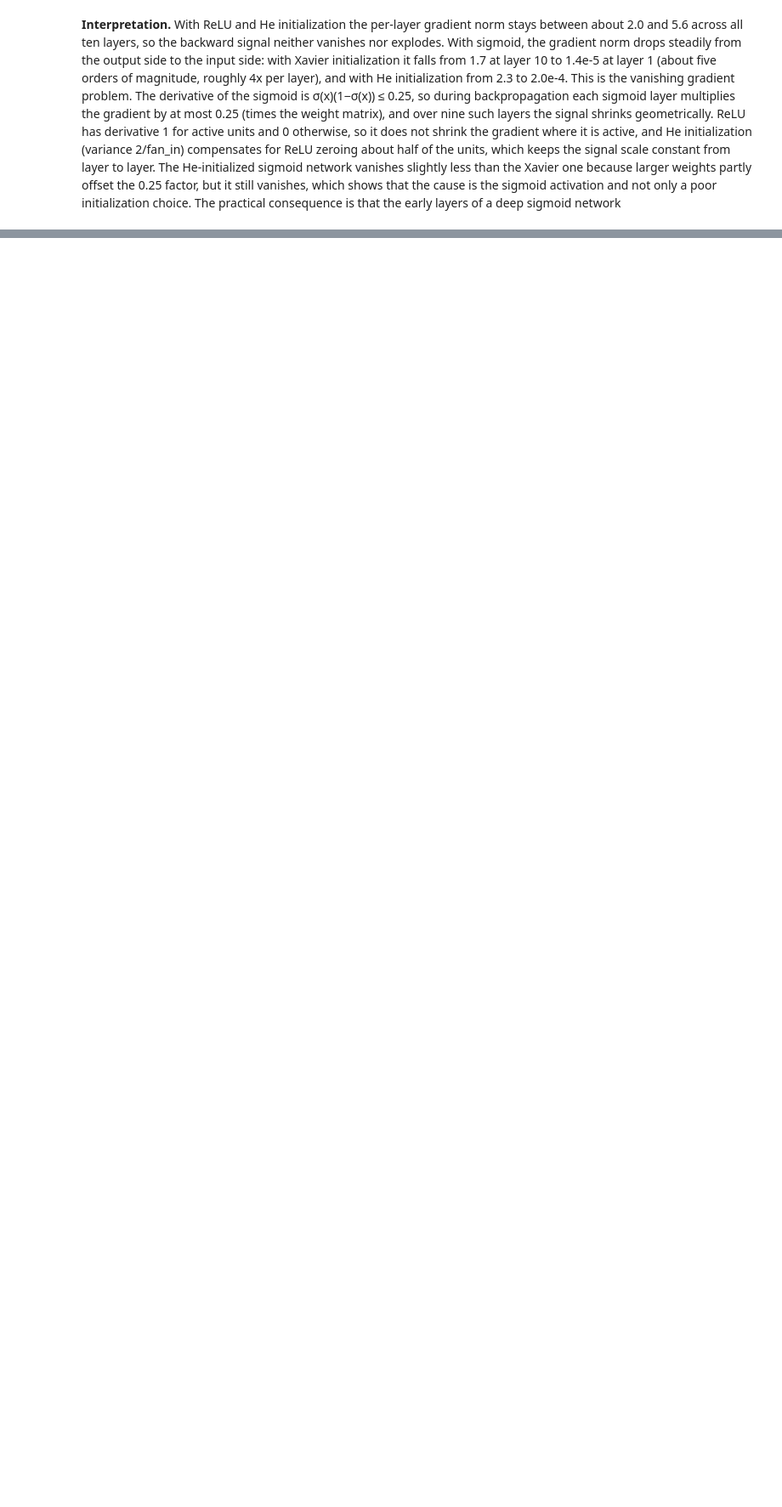
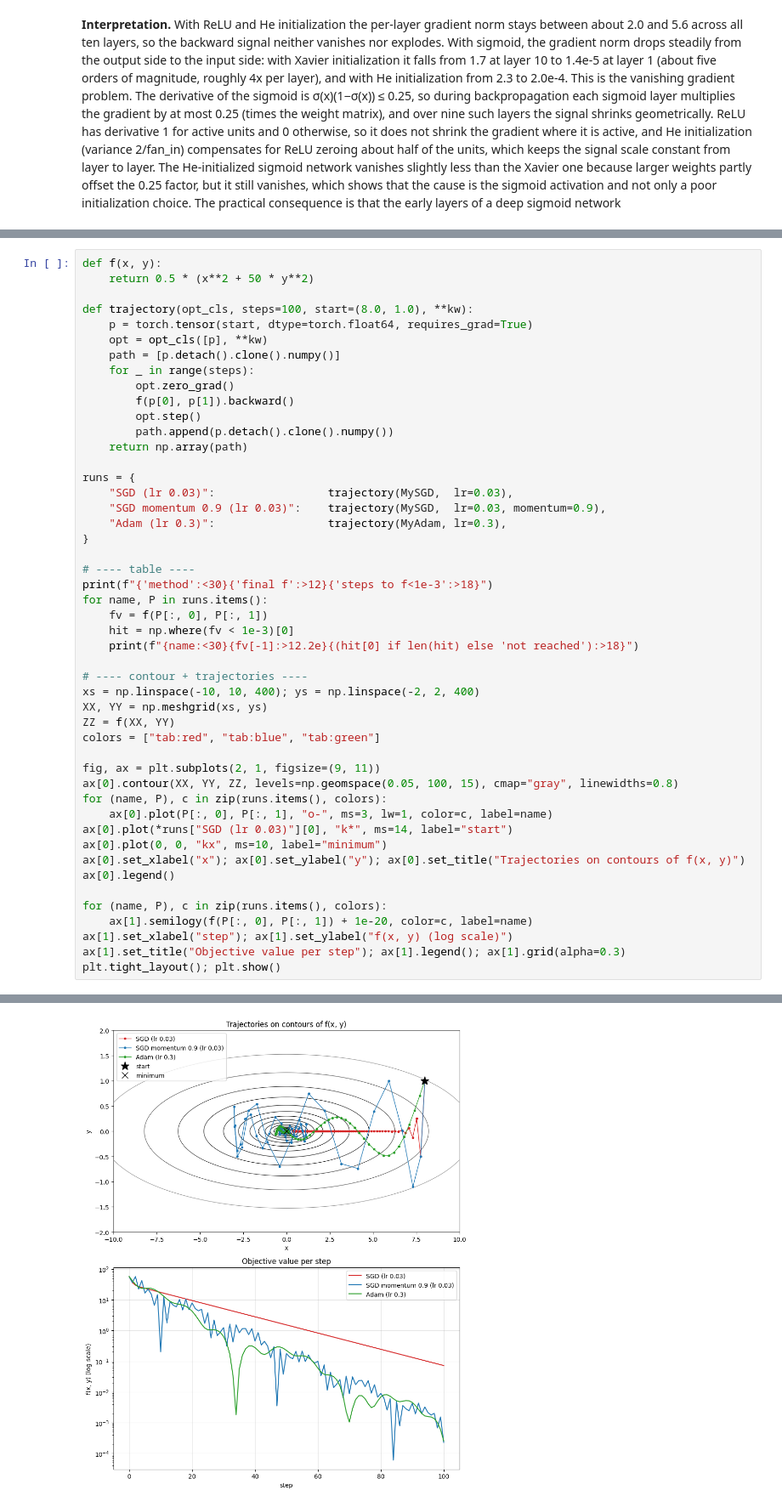
Before and after one commit to roshelle-en/EN4554-Assignment-2-on-CNNs, a Jupyter notebook: 220468L_EN4554_Assignment2.ipynb, the cells around one changed output, grey strips where cells are left out. Shown at 85% size. Drawn from its saved outputs; the diff is of its cells as text; blank space fills up the shorter version.

```diff
--- a/220468L_EN4554_Assignment2.ipynb
+++ b/220468L_EN4554_Assignment2.ipynb
@@ -427,0 +538,49 @@ layer            ReLU + He init   Sigmoid + Xavier init       Sigmoid + He init
+# %%
+def f(x, y):
+    return 0.5 * (x**2 + 50 * y**2)
+
+def trajectory(opt_cls, steps=100, start=(8.0, 1.0), **kw):
+    p = torch.tensor(start, dtype=torch.float64, requires_grad=True)
+    opt = opt_cls([p], **kw)
+    path = [p.detach().clone().numpy()]
+    for _ in range(steps):
+        opt.zero_grad()
+        f(p[0], p[1]).backward()
+        opt.step()
+        path.append(p.detach().clone().numpy())
+    return np.array(path)
+
+runs = {
+    "SGD (lr 0.03)":                 trajectory(MySGD,  lr=0.03),
+    "SGD momentum 0.9 (lr 0.03)":    trajectory(MySGD,  lr=0.03, momentum=0.9),
+    "Adam (lr 0.3)":                 trajectory(MyAdam, lr=0.3),
+}
+
+# ---- table ----
+print(f"{'method':<30}{'final f':>12}{'steps to f<1e-3':>18}")
+for name, P in runs.items():
+    fv = f(P[:, 0], P[:, 1])
+    hit = np.where(fv < 1e-3)[0]
+    print(f"{name:<30}{fv[-1]:>12.2e}{(hit[0] if len(hit) else 'not reached'):>18}")
+
+# ---- contour + trajectories ----
+xs = np.linspace(-10, 10, 400); ys = np.linspace(-2, 2, 400)
+XX, YY = np.meshgrid(xs, ys)
+ZZ = f(XX, YY)
+colors = ["tab:red", "tab:blue", "tab:green"]
+
+fig, ax = plt.subplots(2, 1, figsize=(9, 11))
+ax[0].contour(XX, YY, ZZ, levels=np.geomspace(0.05, 100, 15), cmap="gray", linewidths=0.8)
+for (name, P), c in zip(runs.items(), colors):
+    ax[0].plot(P[:, 0], P[:, 1], "o-", ms=3, lw=1, color=c, label=name)
+ax[0].plot(*runs["SGD (lr 0.03)"][0], "k*", ms=14, label="start")
+ax[0].plot(0, 0, "kx", ms=10, label="minimum")
+ax[0].set_xlabel("x"); ax[0].set_ylabel("y"); ax[0].set_title("Trajectories on contours of f(x, y)")
+ax[0].legend()
+
+for (name, P), c in zip(runs.items(), colors):
+    ax[1].semilogy(f(P[:, 0], P[:, 1]) + 1e-20, color=c, label=name)
+ax[1].set_xlabel("step"); ax[1].set_ylabel("f(x, y) (log scale)")
+ax[1].set_title("Objective value per step"); ax[1].legend(); ax[1].grid(alpha=0.3)
+plt.tight_layout(); plt.show()
+# %% [output]
@@ -427,0 +591 @@ layer            ReLU + He init   Sigmoid + Xavier init       Sigmoid + He init
+[figure, added]
```
Also changed, not shown: parts of 16 cells of this notebook.
